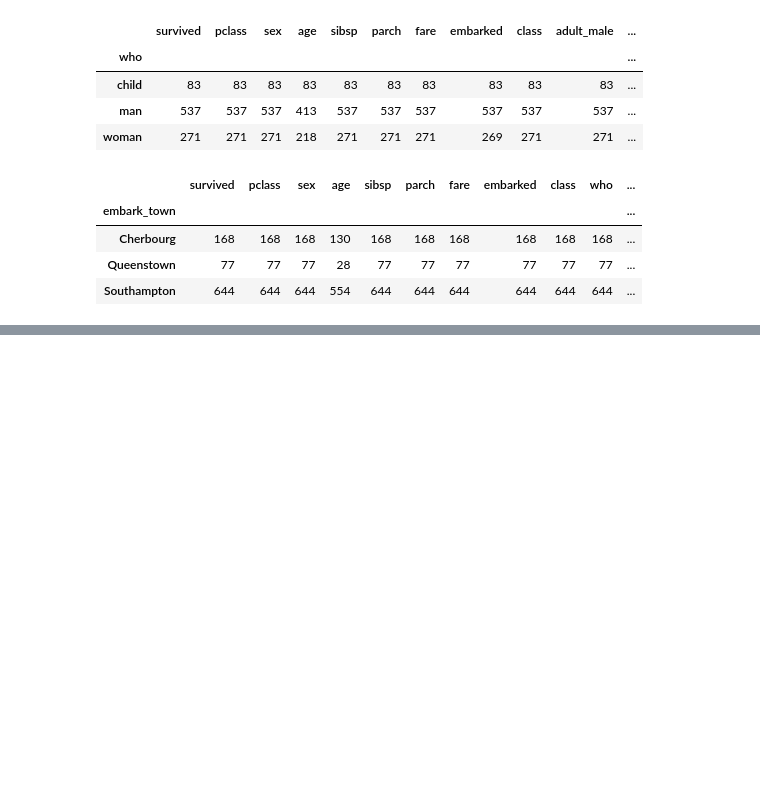
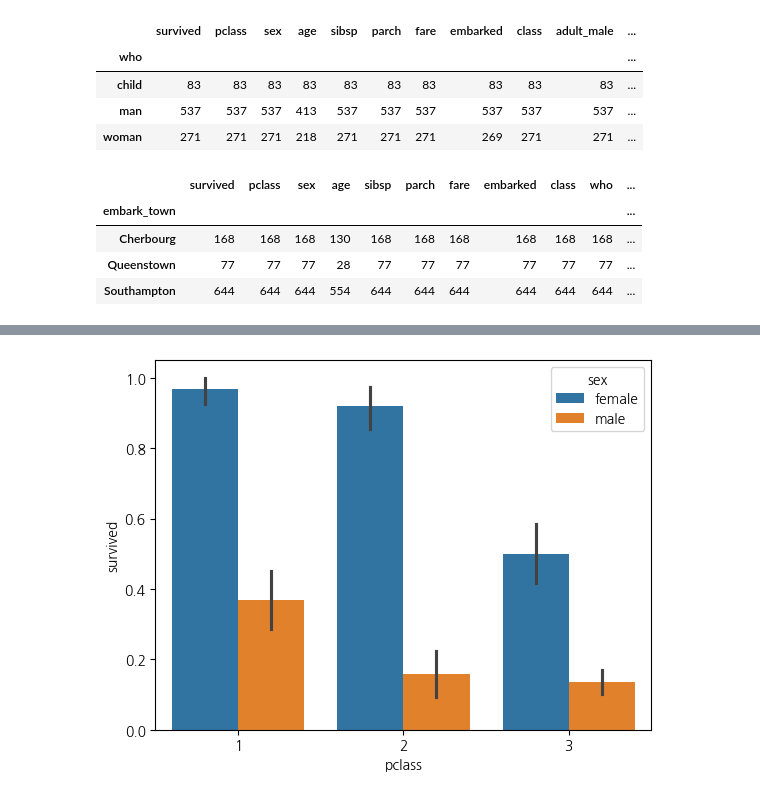
Before and after one commit to whj0406/2024-1-my-BDA, a Jupyter notebook: inclass/02w_0319_tue_dataframe_basic.ipynb, the cells around one changed output, grey strips where cells are left out. Cells and saved outputs as stored; diff of their text form; code cells hidden in the pictures; blank space fills up the shorter version.

```diff
--- a/inclass/02w_0319_tue_dataframe_basic.ipynb
+++ b/inclass/02w_0319_tue_dataframe_basic.ipynb
@@ -278,0 +299,4 @@ titanic.p.count()
+# %%
+sns.barplot(titanic, x="pclass", y="survived", hue="sex"); #높이 평균
+# %% [output]
+[figure, added]
```
Also changed, not shown: parts of 49 cells of this notebook.
